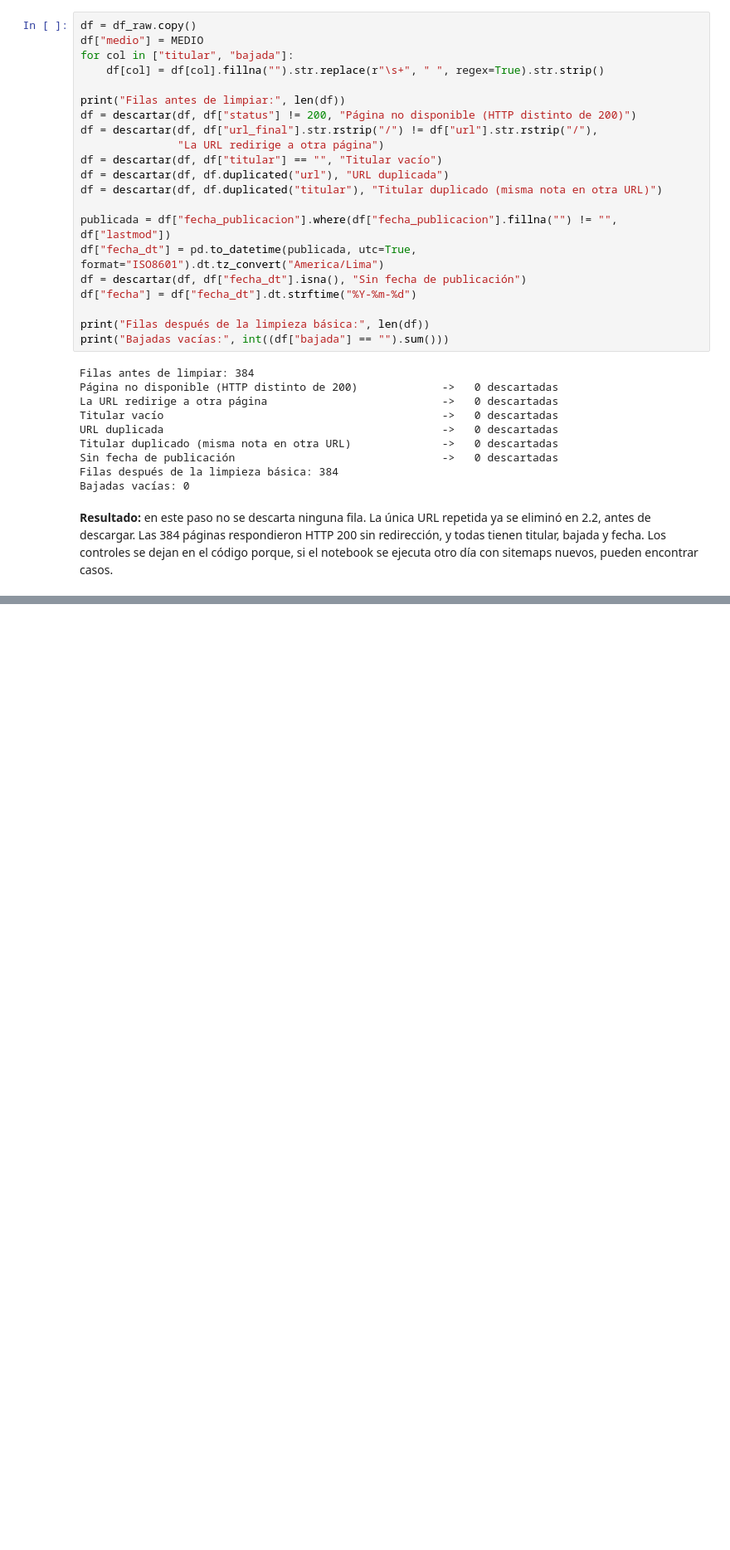
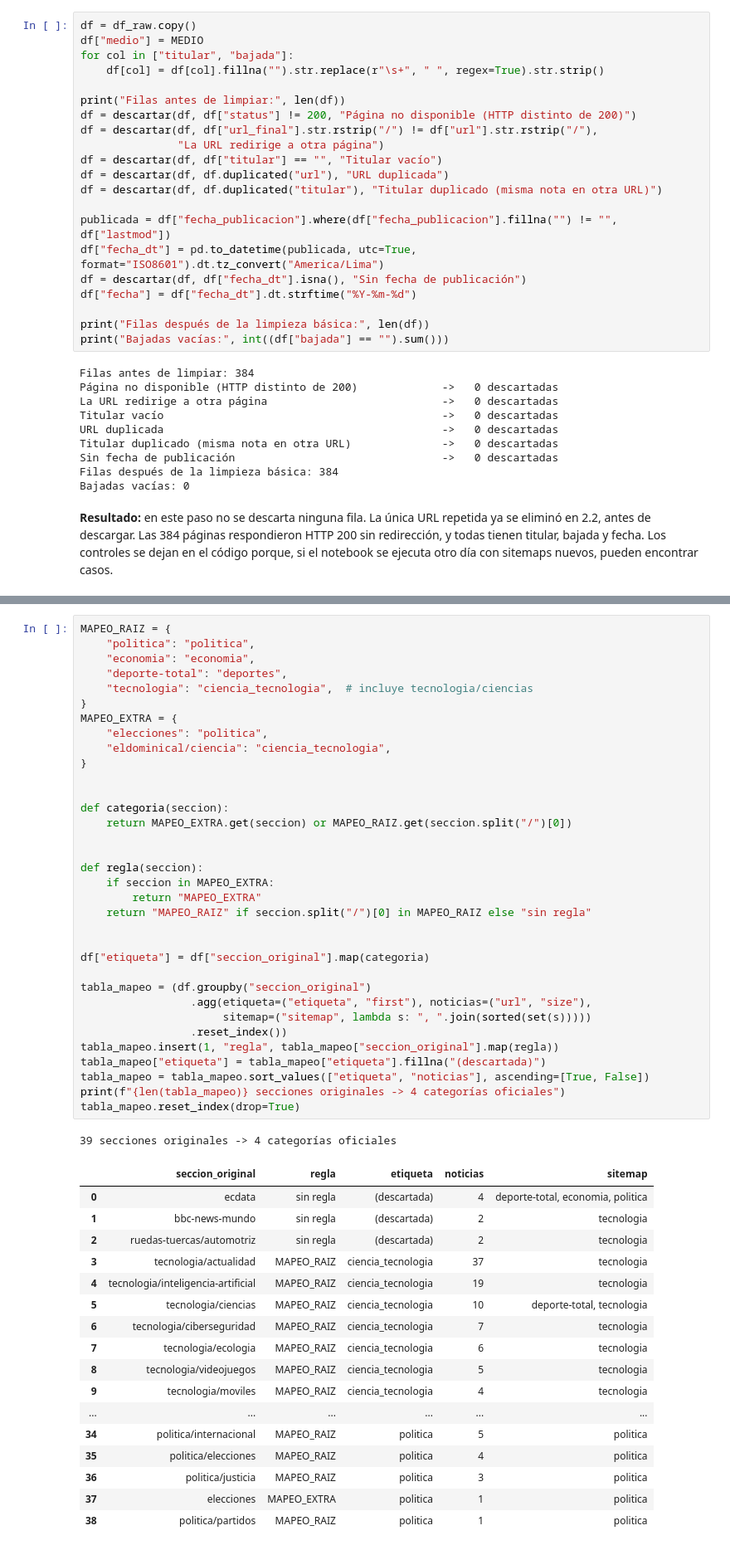
Before and after one commit to IvettexMamani/diplomado-python-2026, a Jupyter notebook: tarea_1/01_recoleccion.ipynb, the cells around one changed output, grey strips where cells are left out. Shown at 83% size. Drawn from its saved outputs; the diff is of its cells as text; blank space fills up the shorter version.

```diff
--- a/tarea_1/01_recoleccion.ipynb
+++ b/tarea_1/01_recoleccion.ipynb
@@ -368,0 +383,53 @@ Bajadas vacías: 0
+# %%
+MAPEO_RAIZ = {
+    "politica": "politica",
+    "economia": "economia",
+    "deporte-total": "deportes",
+    "tecnologia": "ciencia_tecnologia",  # incluye tecnologia/ciencias
+}
+MAPEO_EXTRA = {
+    "elecciones": "politica",
+    "eldominical/ciencia": "ciencia_tecnologia",
+}
+
+
+def categoria(seccion):
+    return MAPEO_EXTRA.get(seccion) or MAPEO_RAIZ.get(seccion.split("/")[0])
+
+
+def regla(seccion):
+    if seccion in MAPEO_EXTRA:
+        return "MAPEO_EXTRA"
+    return "MAPEO_RAIZ" if seccion.split("/")[0] in MAPEO_RAIZ else "sin regla"
+
+
+df["etiqueta"] = df["seccion_original"].map(categoria)
+
+tabla_mapeo = (df.groupby("seccion_original")
+                 .agg(etiqueta=("etiqueta", "first"), noticias=("url", "size"),
+                      sitemap=("sitemap", lambda s: ", ".join(sorted(set(s)))))
+                 .reset_index())
+tabla_mapeo.insert(1, "regla", tabla_mapeo["seccion_original"].map(regla))
+tabla_mapeo["etiqueta"] = tabla_mapeo["etiqueta"].fillna("(descartada)")
+tabla_mapeo = tabla_mapeo.sort_values(["etiqueta", "noticias"], ascending=[True, False])
+print(f"{len(tabla_mapeo)} secciones originales -> 4 categorías oficiales")
+tabla_mapeo.reset_index(drop=True)
+# %% [output]
+39 secciones originales -> 4 categorías oficiales
+|  | seccion_original | regla | etiqueta | noticias | sitemap |
+| 0 | ecdata | sin regla | (descartada) | 4 | deporte-total, economia, politica |
+| 1 | bbc-news-mundo | sin regla | (descartada) | 2 | tecnologia |
+| 2 | ruedas-tuercas/automotriz | sin regla | (descartada) | 2 | tecnologia |
+| 3 | tecnologia/actualidad | MAPEO_RAIZ | ciencia_tecnologia | 37 | tecnologia |
+| 4 | tecnologia/inteligencia-artificial | MAPEO_RAIZ | ciencia_tecnologia | 19 | tecnologia |
+| 5 | tecnologia/ciencias | MAPEO_RAIZ | ciencia_tecnologia | 10 | deporte-total, tecnologia |
+| 6 | tecnologia/ciberseguridad | MAPEO_RAIZ | ciencia_tecnologia | 7 | tecnologia |
+| 7 | tecnologia/ecologia | MAPEO_RAIZ | ciencia_tecnologia | 6 | tecnologia |
+| 8 | tecnologia/videojuegos | MAPEO_RAIZ | ciencia_tecnologia | 5 | tecnologia |
+| 9 | tecnologia/moviles | MAPEO_RAIZ | ciencia_tecnologia | 4 | tecnologia |
+| ... | ... | ... | ... | ... | ... |
+| 34 | politica/internacional | MAPEO_RAIZ | politica | 5 | politica |
+| 35 | politica/elecciones | MAPEO_RAIZ | politica | 4 | politica |
+| 36 | politica/justicia | MAPEO_RAIZ | politica | 3 | politica |
+| 37 | elecciones | MAPEO_EXTRA | politica | 1 | politica |
+| 38 | politica/partidos | MAPEO_RAIZ | politica | 1 | politica |
```
Also changed, not shown: parts of 2 cells of this notebook.
